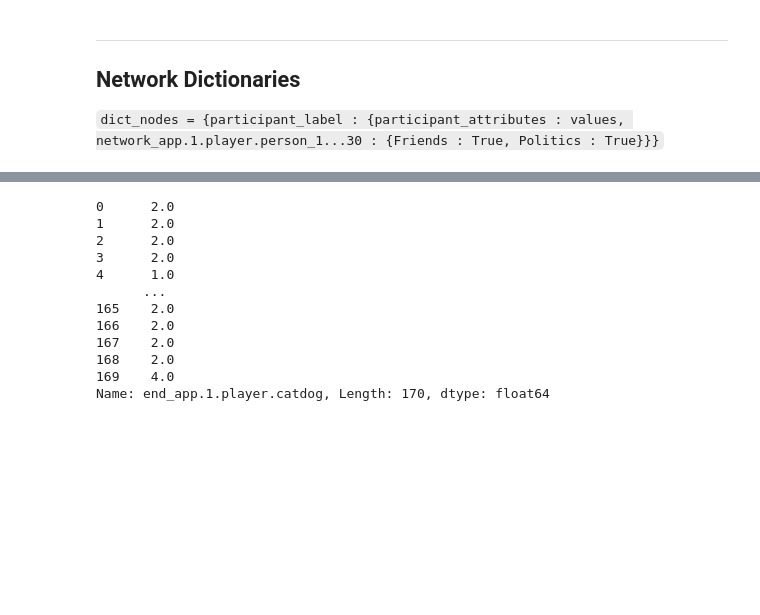
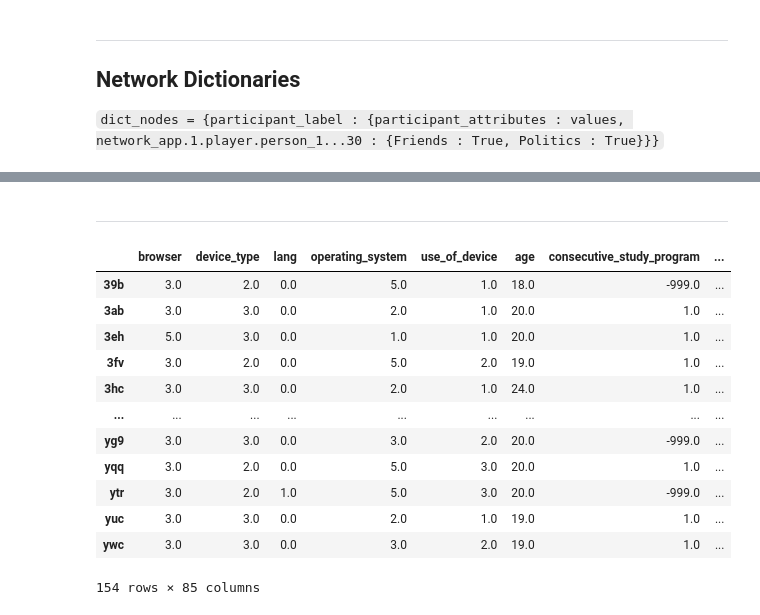
Before and after one commit to LS-Shikano/StudentSurvey, a Jupyter notebook: data_WS2425/SS_DataPipe.ipynb, the cells around one changed output, grey strips where cells are left out. Drawn from its saved outputs; the diff is of its cells as text; code cells hidden in the pictures; blank space fills up the shorter version.

```diff
--- a/data_WS2425/SS_DataPipe.ipynb
+++ b/data_WS2425/SS_DataPipe.ipynb
@@ -231,0 +358,5 @@ df_filtered_w3.to_csv('Cooked/df_w3_prepared.csv', index=False)
+# %%
+complete_complete_df = complete_df[complete_df['participant.label'].isin(complete)]
+complete_complete_df.sort_index(axis=1, inplace=True)
+complete_complete_df.set_index('participant.label', inplace=True)
+#complete_complete_df.replace(-999, np.nan, inplace=True)
@@ -417 +504,25 @@ def data_extraction(df, unique_id, wave):
+# %%
+def data_extraction(df_nodes, df_edges, unique_id, wave):
+    # Create nodes
+    dict_nodes = create_nodes(df_nodes, unique_id, wave)
+
+    # Create edges
+    dict_edges, edge_info, list_dropped = create_edges(df_edges, unique_id, dict_nodes)
+
+    # Save nodes and edges to JSON files
+    with open(f'NA/nodes_{wave}.json', 'w') as json_file:
+        json.dump(dict_nodes, json_file, indent=4)
+
+    with open(f'NA/edges_{wave}.json', 'w') as json_file:
+        json.dump(dict_edges, json_file, indent=4)
+
+    # Print edge information summary
+    print(f"Edge information for wave {wave}:")
+    for key, value in edge_info.items():
+        print(f"{key}: {value}")
+
+    sum_edges = sum(len(edges) for edges in dict_edges.values())
+    print("Amount of Edges dropped:", len(list_dropped))
+
+    return dict_nodes, dict_edges, list_dropped
 # %%
@@ -439,15 +554,2 @@ Amount of Edges dropped: 57
-# %%
-df_w3["end_app.1.player.catdog"]
-# %% [output]
-0      2.0
-1      2.0
-2      2.0
-3      2.0
-4      1.0
-      ...
-165    2.0
-166    2.0
-167    2.0
-168    2.0
-169    4.0
-Name: end_app.1.player.catdog, Length: 170, dtype: float64
+# %% [markdown]
+***
@@ -453,0 +558,16 @@ Name: end_app.1.player.catdog, Length: 170, dtype: float64
+# %%
+df
+# %% [output]
+|  | browser | device_type | lang | operating_system | use_of_device | age | consecutive_study_program | ... |
+| 39b | 3.0 | 2.0 | 0.0 | 5.0 | 1.0 | 18.0 | -999.0 | ... |
+| 3ab | 3.0 | 3.0 | 0.0 | 2.0 | 1.0 | 20.0 | 1.0 | ... |
+| 3eh | 5.0 | 3.0 | 0.0 | 1.0 | 1.0 | 20.0 | 1.0 | ... |
+| 3fv | 3.0 | 2.0 | 0.0 | 5.0 | 2.0 | 19.0 | 1.0 | ... |
+| 3hc | 3.0 | 3.0 | 0.0 | 2.0 | 1.0 | 24.0 | 1.0 | ... |
+| ... | ... | ... | ... | ... | ... | ... | ... | ... |
+| yg9 | 3.0 | 3.0 | 0.0 | 3.0 | 2.0 | 20.0 | -999.0 | ... |
+| yqq | 3.0 | 2.0 | 0.0 | 5.0 | 3.0 | 20.0 | 1.0 | ... |
+| ytr | 3.0 | 2.0 | 1.0 | 5.0 | 3.0 | 20.0 | -999.0 | ... |
+| yuc | 3.0 | 3.0 | 0.0 | 2.0 | 1.0 | 19.0 | 1.0 | ... |
+| ywc | 3.0 | 3.0 | 0.0 | 3.0 | 2.0 | 19.0 | 1.0 | ... |
+154 rows × 85 columns
```
Also changed, not shown: parts of 25 cells of this notebook, 47 other files.
